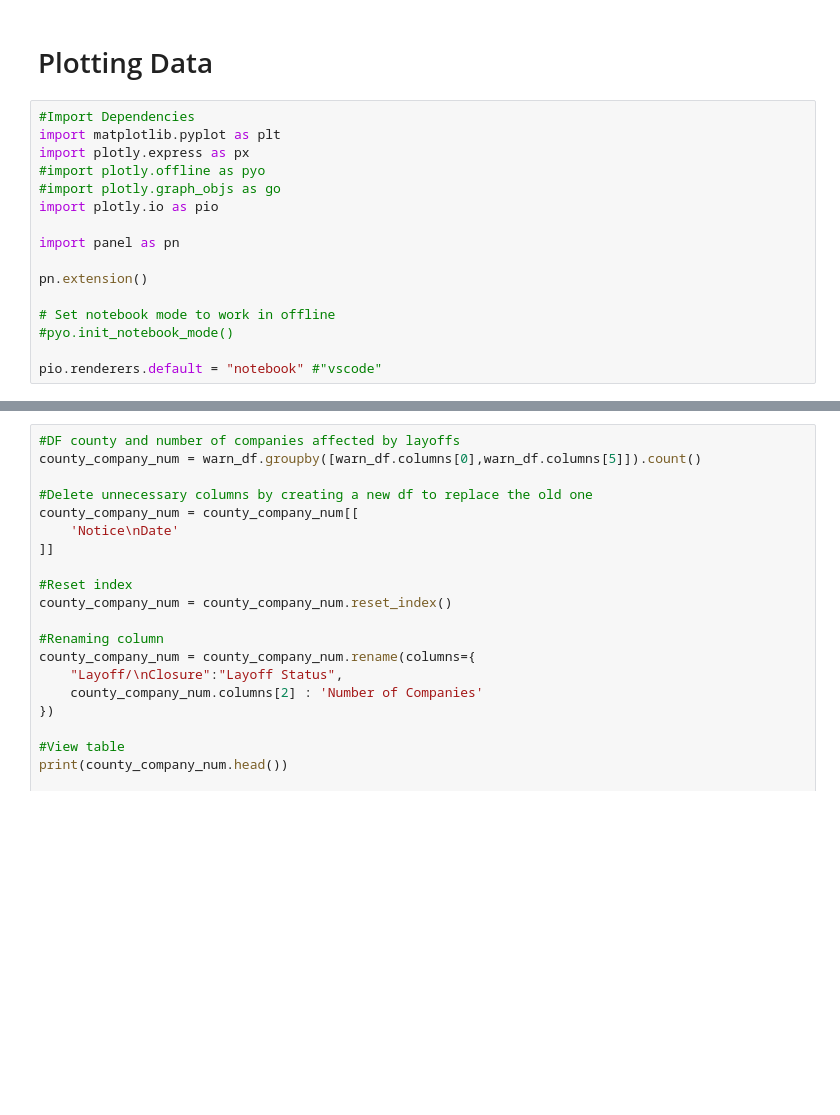
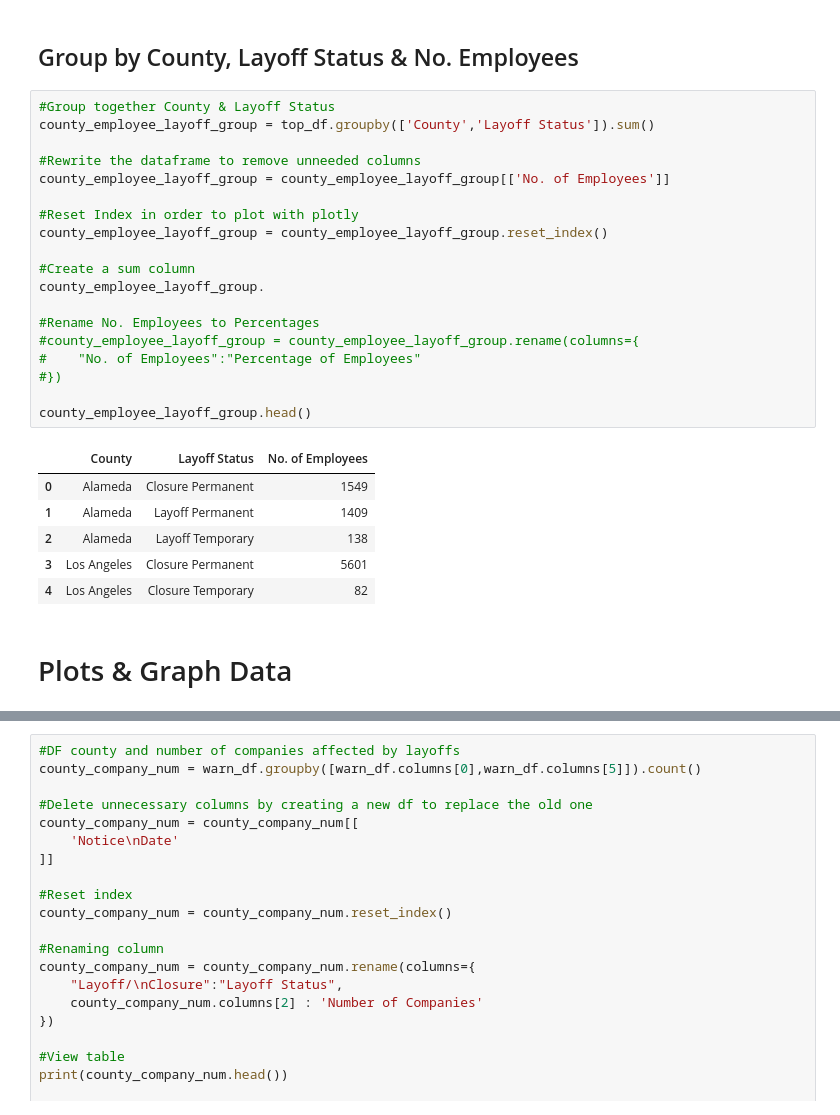
Before and after one commit to lleiva25/WARN-Notice-Analysis, a Jupyter notebook: Part 1 Clean Data copy.ipynb, the cells around one changed output, grey strips where cells are left out. Saved outputs shown, nothing was run; the diff lists cells and outputs as text; blank space fills up the shorter version.

```diff
--- a/Part 1 Clean Data copy.ipynb
+++ b/Part 1 Clean Data copy.ipynb
@@ -769,18 +934,30 @@ for company in warn_df['Company']:
+# %% [markdown]
+<h2>Group by County, Layoff Status & No. Employees</h2>
+# %%
+#Group together County & Layoff Status
+county_employee_layoff_group = top_df.groupby(['County','Layoff Status']).sum()
+
+#Rewrite the dataframe to remove unneeded columns
+county_employee_layoff_group = county_employee_layoff_group[['No. of Employees']]
+
+#Reset Index in order to plot with plotly
+county_employee_layoff_group = county_employee_layoff_group.reset_index()
+
+#Create a sum column
+county_employee_layoff_group.
+
+#Rename No. Employees to Percentages
+#county_employee_layoff_group = county_employee_layoff_group.rename(columns={
+#    "No. of Employees":"Percentage of Employees"
+#})
+
+county_employee_layoff_group.head()
+# %% [output]
+|  | County | Layoff Status | No. of Employees |
+| 0 | Alameda | Closure Permanent | 1549 |
+| 1 | Alameda | Layoff Permanent | 1409 |
+| 2 | Alameda | Layoff Temporary | 138 |
+| 3 | Los Angeles | Closure Permanent | 5601 |
+| 4 | Los Angeles | Closure Temporary | 82 |
 # %% [markdown]
-<h1>Plotting Data</h1>
+<h1>Plots & Graph Data</h1>
-# %%
-#Import Dependencies
-import matplotlib.pyplot as plt
-import plotly.express as px
-#import plotly.offline as pyo
-#import plotly.graph_objs as go
-import plotly.io as pio
-
-import panel as pn
-
-pn.extension()
-
-# Set notebook mode to work in offline
-#pyo.init_notebook_mode()
-
-pio.renderers.default = "notebook" #"vscode"
```
Also changed, not shown: parts of 30 cells of this notebook, 1 other file.
